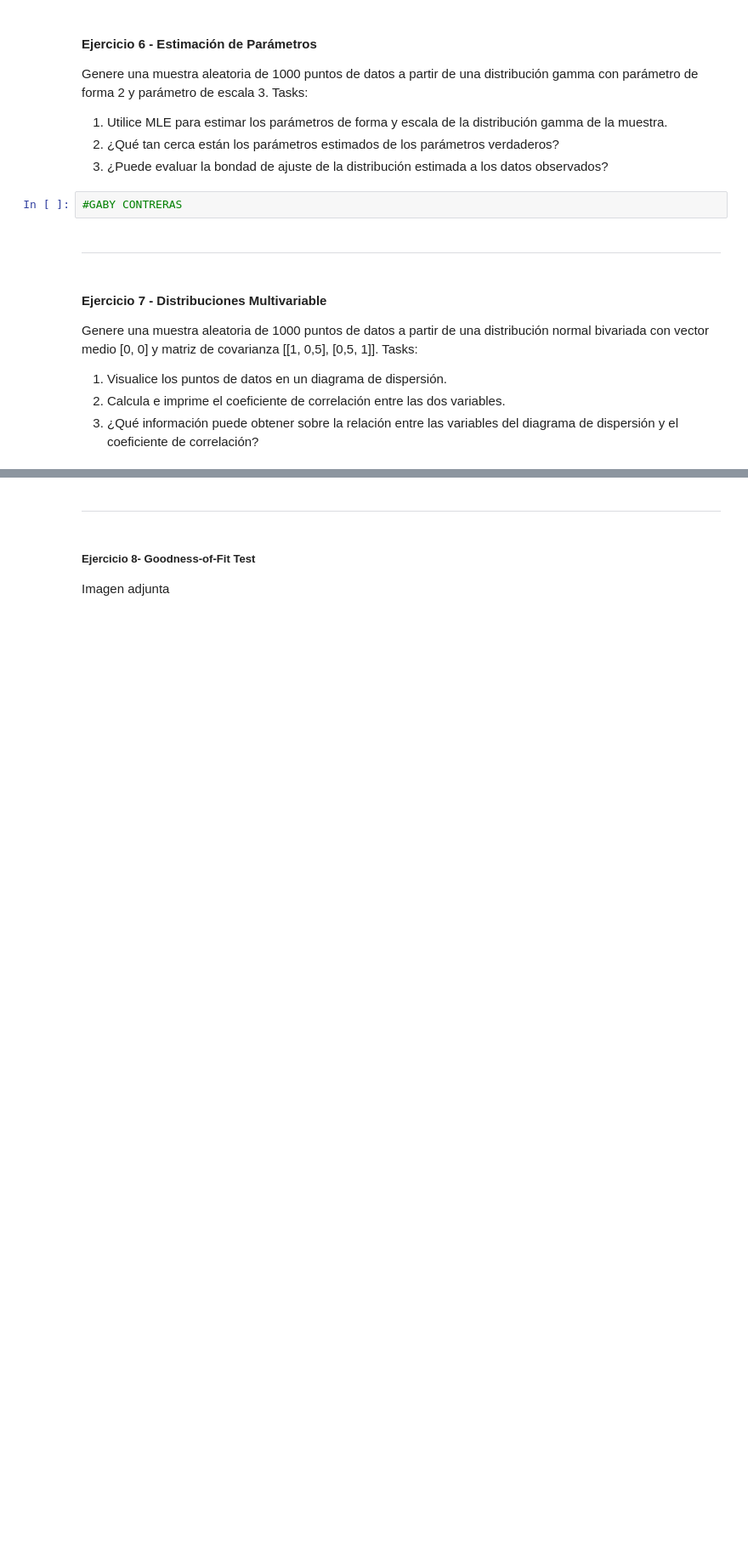
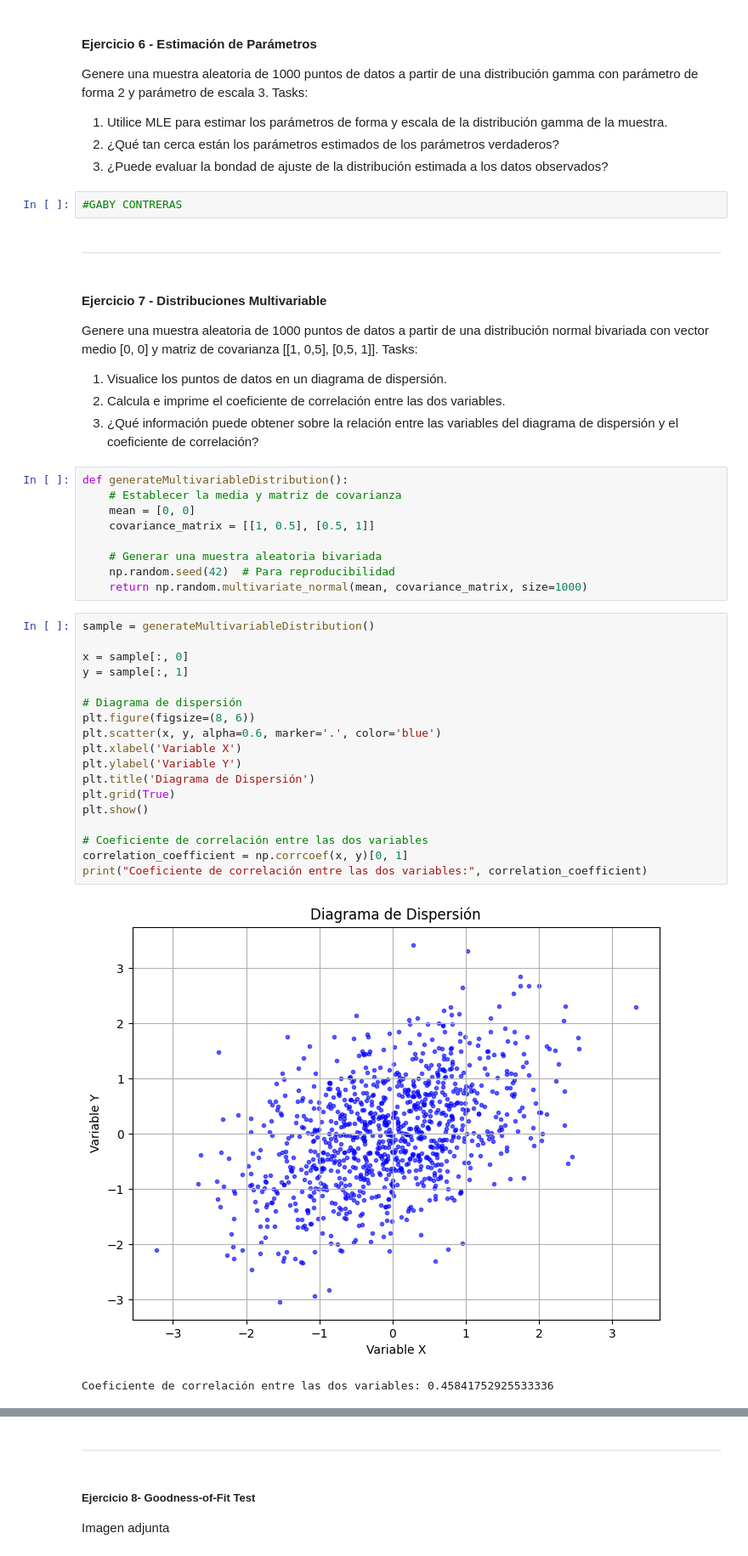
Before and after one commit to Paola-Contreras/HDT1-MS, a Jupyter notebook: lab01.ipynb, the cells around one changed output, grey strips where cells are left out. Shown: that part at 85% size. Drawn from its saved outputs; the diff is of its cells as text; blank space fills up the shorter version.

```diff
--- a/lab01.ipynb
+++ b/lab01.ipynb
@@ -75,3 +153,33 @@ Tasks:
 2. Calcula e imprime el coeficiente de correlación entre las dos variables.
 3. ¿Qué información puede obtener sobre la relación entre las variables del diagrama de dispersión y el
 coeficiente de correlación?
+# %%
+def generateMultivariableDistribution():
+    # Establecer la media y matriz de covarianza
+    mean = [0, 0]
+    covariance_matrix = [[1, 0.5], [0.5, 1]]
+
+    # Generar una muestra aleatoria bivariada
+    np.random.seed(42)  # Para reproducibilidad
+    return np.random.multivariate_normal(mean, covariance_matrix, size=1000)
+# %%
+sample = generateMultivariableDistribution()
+
+x = sample[:, 0]
+y = sample[:, 1]
+
+# Diagrama de dispersión
+plt.figure(figsize=(8, 6))
+plt.scatter(x, y, alpha=0.6, marker='.', color='blue')
+plt.xlabel('Variable X')
+plt.ylabel('Variable Y')
+plt.title('Diagrama de Dispersión')
+plt.grid(True)
+plt.show()
+
+# Coeficiente de correlación entre las dos variables
+correlation_coefficient = np.corrcoef(x, y)[0, 1]
+print("Coeficiente de correlación entre las dos variables:", correlation_coefficient)
+# %% [output]
+[figure, added]
+Coeficiente de correlación entre las dos variables: 0.45841752925533336
```
Also changed, not shown: parts of 12 cells of this notebook.
